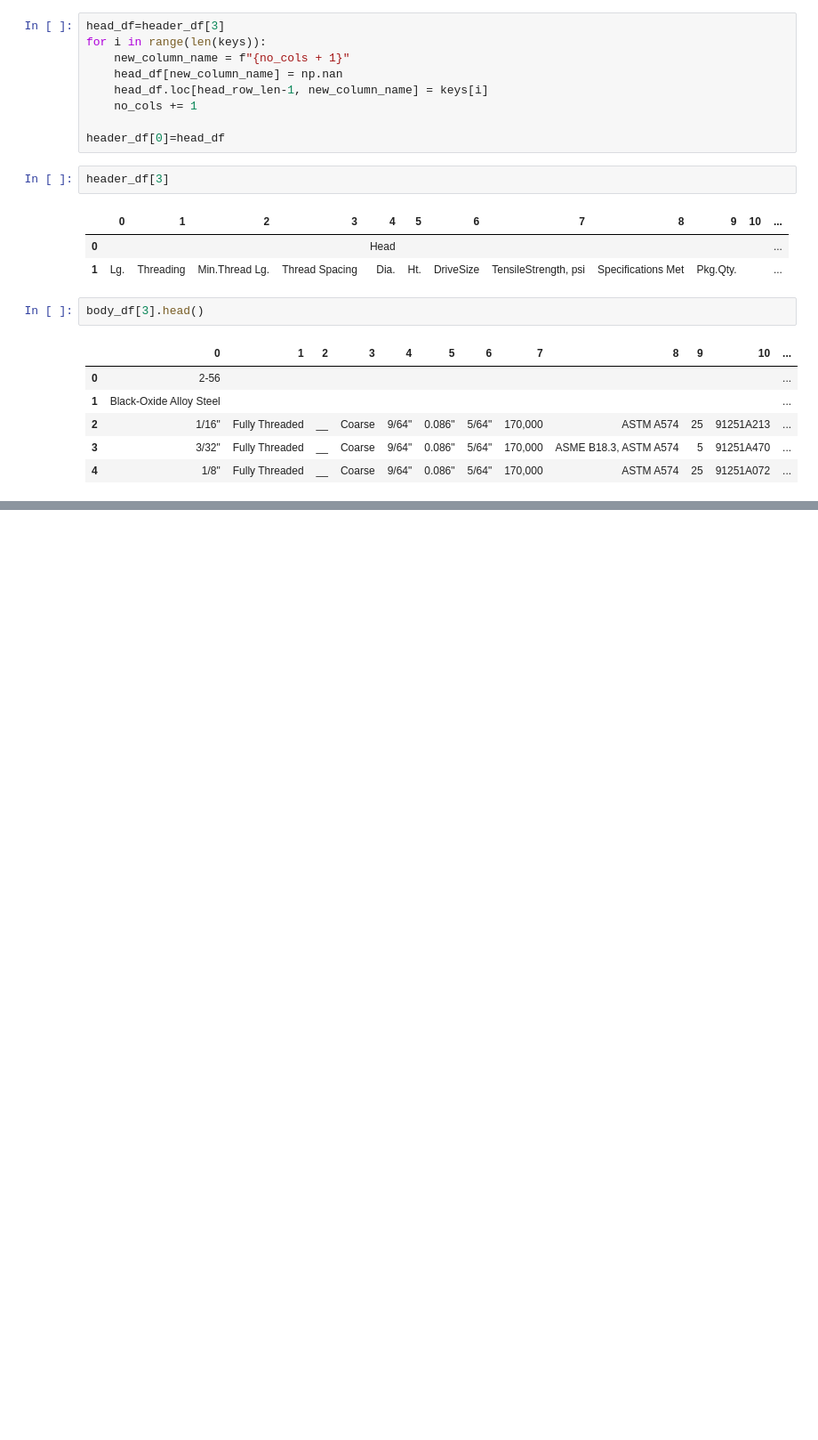
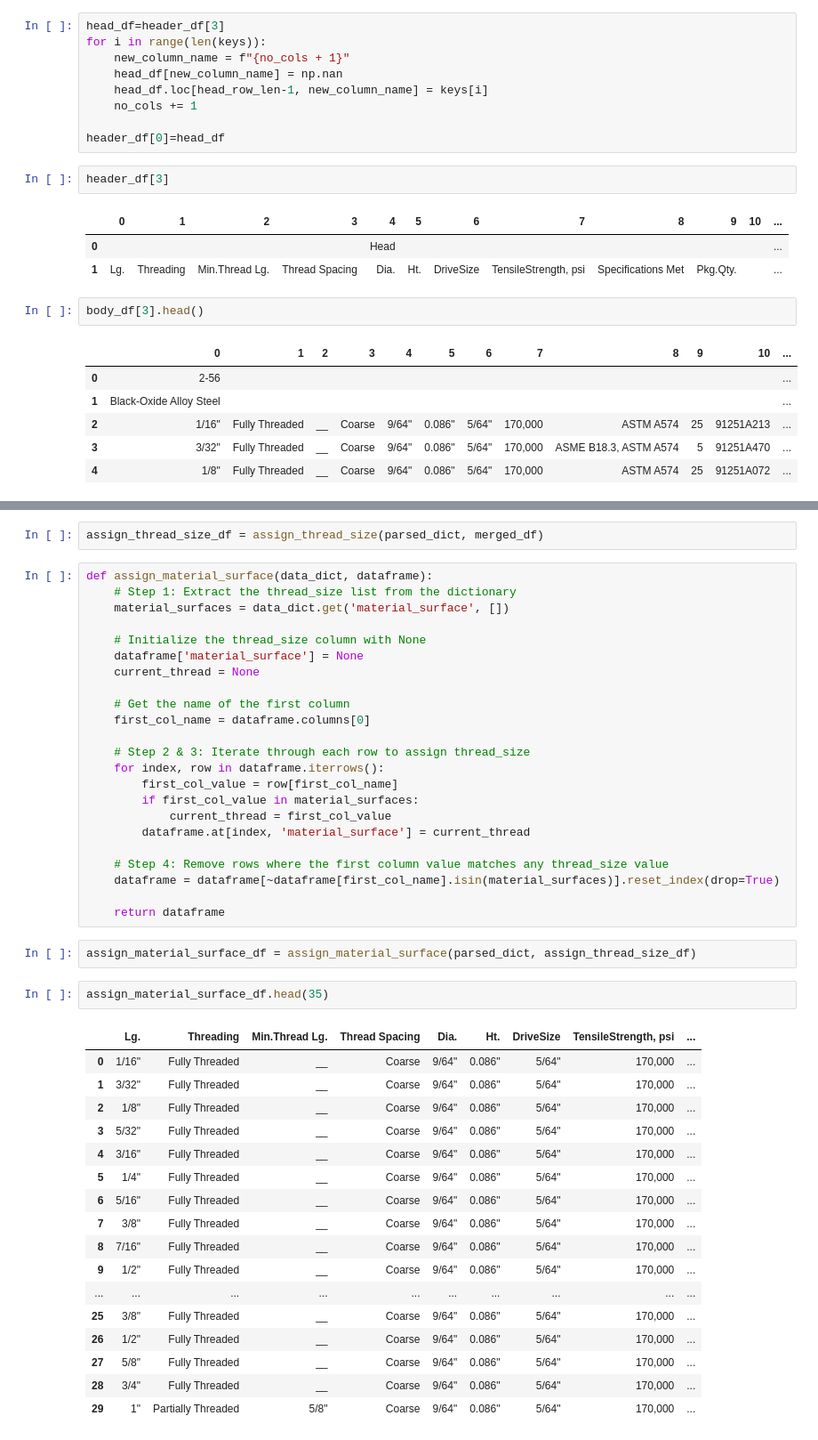
Before and after one commit to adkprakash/data-studio-rag, a Jupyter notebook: final.ipynb, the cells around one changed output, grey strips where cells are left out. Shown at 89% size. Cells and saved outputs as stored; diff of their text form; blank space fills up the shorter version.

```diff
--- a/final.ipynb
+++ b/final.ipynb
@@ -102,0 +158,47 @@ merged_df.head(30)
+# %%
+assign_thread_size_df = assign_thread_size(parsed_dict, merged_df)
+# %%
+def assign_material_surface(data_dict, dataframe):
+    # Step 1: Extract the thread_size list from the dictionary
+    material_surfaces = data_dict.get('material_surface', [])
+
+    # Initialize the thread_size column with None
+    dataframe['material_surface'] = None
+    current_thread = None
+
+    # Get the name of the first column
+    first_col_name = dataframe.columns[0]
+
+    # Step 2 & 3: Iterate through each row to assign thread_size
+    for index, row in dataframe.iterrows():
+        first_col_value = row[first_col_name]
+        if first_col_value in material_surfaces:
+            current_thread = first_col_value
+        dataframe.at[index, 'material_surface'] = current_thread
+
+    # Step 4: Remove rows where the first column value matches any thread_size value
+    dataframe = dataframe[~dataframe[first_col_name].isin(material_surfaces)].reset_index(drop=True)
+
+    return dataframe
+# %%
+assign_material_surface_df = assign_material_surface(parsed_dict, assign_thread_size_df)
+# %%
+assign_material_surface_df.head(35)
+# %% [output]
+|  | Lg. | Threading | Min.Thread Lg. | Thread Spacing | Dia. | Ht. | DriveSize | TensileStrength, psi | ... |
+| 0 | 1/16" | Fully Threaded | __ | Coarse | 9/64" | 0.086" | 5/64" | 170,000 | ... |
+| 1 | 3/32" | Fully Threaded | __ | Coarse | 9/64" | 0.086" | 5/64" | 170,000 | ... |
+| 2 | 1/8" | Fully Threaded | __ | Coarse | 9/64" | 0.086" | 5/64" | 170,000 | ... |
+| 3 | 5/32" | Fully Threaded | __ | Coarse | 9/64" | 0.086" | 5/64" | 170,000 | ... |
+| 4 | 3/16" | Fully Threaded | __ | Coarse | 9/64" | 0.086" | 5/64" | 170,000 | ... |
+| 5 | 1/4" | Fully Threaded | __ | Coarse | 9/64" | 0.086" | 5/64" | 170,000 | ... |
+| 6 | 5/16" | Fully Threaded | __ | Coarse | 9/64" | 0.086" | 5/64" | 170,000 | ... |
+| 7 | 3/8" | Fully Threaded | __ | Coarse | 9/64" | 0.086" | 5/64" | 170,000 | ... |
+| 8 | 7/16" | Fully Threaded | __ | Coarse | 9/64" | 0.086" | 5/64" | 170,000 | ... |
+| 9 | 1/2" | Fully Threaded | __ | Coarse | 9/64" | 0.086" | 5/64" | 170,000 | ... |
+| ... | ... | ... | ... | ... | ... | ... | ... | ... | ... |
+| 25 | 3/8" | Fully Threaded | __ | Coarse | 9/64" | 0.086" | 5/64" | 170,000 | ... |
+| 26 | 1/2" | Fully Threaded | __ | Coarse | 9/64" | 0.086" | 5/64" | 170,000 | ... |
+| 27 | 5/8" | Fully Threaded | __ | Coarse | 9/64" | 0.086" | 5/64" | 170,000 | ... |
+| 28 | 3/4" | Fully Threaded | __ | Coarse | 9/64" | 0.086" | 5/64" | 170,000 | ... |
+| 29 | 1" | Partially Threaded | 5/8" | Coarse | 9/64" | 0.086" | 5/64" | 170,000 | ... |
```
Also changed, not shown: parts of 6 cells of this notebook.
